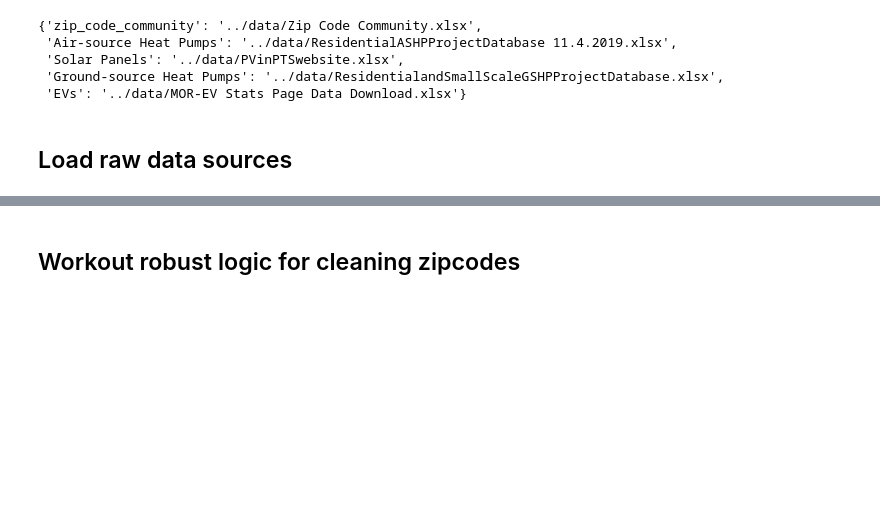
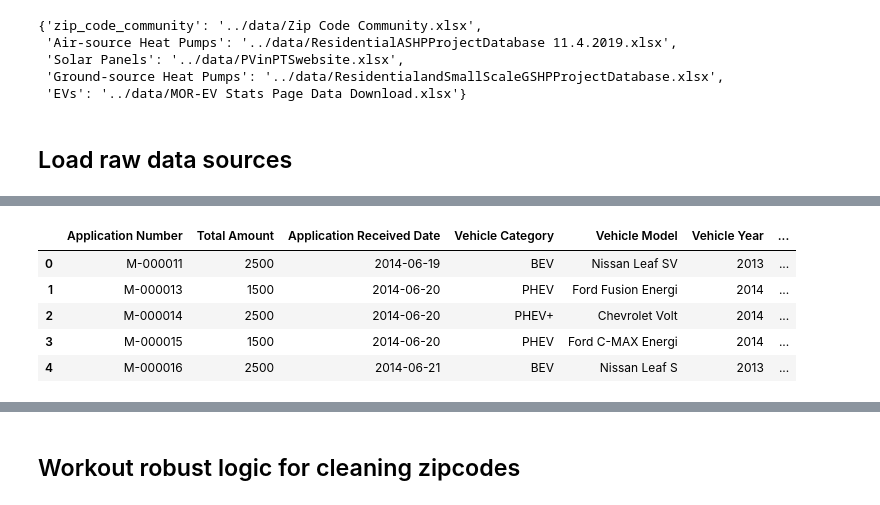
Before and after one commit to massenergize/rad_pipeline, a Jupyter notebook: notebooks/pipeline dev exploration.ipynb, the cells around one changed output, grey strips where cells are left out. Saved outputs shown, nothing was run; the diff lists cells and outputs as text; code cells hidden in the pictures; blank space fills up the shorter version.

```diff
--- a/notebooks/pipeline dev exploration.ipynb
+++ b/notebooks/pipeline dev exploration.ipynb
@@ -56,0 +119,11 @@ DATA_FILES
+# %%
+evs = rp.load_evs()
+# %%
+evs.head()
+# %% [output]
+|  | Application Number | Total Amount | Application Received Date | Vehicle Category | Vehicle Model | Vehicle Year | ... |
+| 0 | M-000011 | 2500 | 2014-06-19 | BEV | Nissan Leaf SV | 2013 | ... |
+| 1 | M-000013 | 1500 | 2014-06-20 | PHEV | Ford Fusion Energi | 2014 | ... |
+| 2 | M-000014 | 2500 | 2014-06-20 | PHEV+ | Chevrolet Volt | 2014 | ... |
+| 3 | M-000015 | 1500 | 2014-06-20 | PHEV | Ford C-MAX Energi | 2014 | ... |
+| 4 | M-000016 | 2500 | 2014-06-21 | BEV | Nissan Leaf S | 2013 | ... |
```
Also changed, not shown: parts of 43 cells of this notebook, 7 other files.
